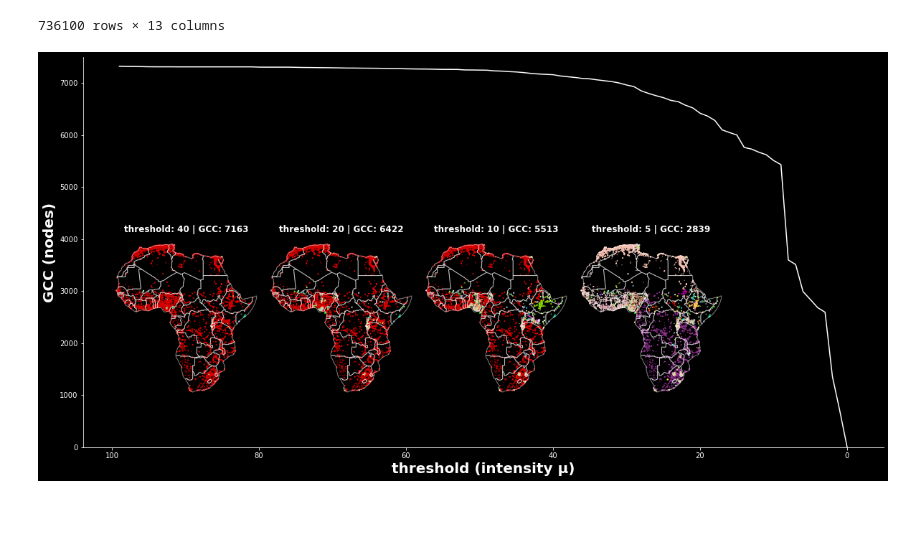
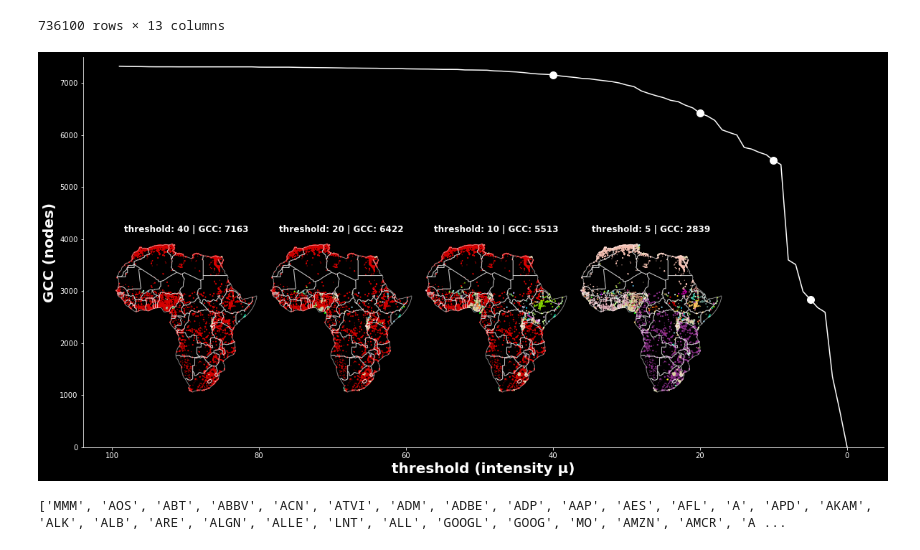
Before and after one commit to asrenninger/africonnectivity, a Jupyter notebook: python/percolation.ipynb, the cells around one changed output. Drawn from its saved outputs; the diff is of its cells as text; code cells hidden in the pictures; blank space fills up the shorter version.

```diff
--- a/python/percolation.ipynb
+++ b/python/percolation.ipynb
@@ -204,6 +204,7 @@ pal = colors.ListedColormap(pal)
 size = [0.15, 0.35]
 
 selection = [40, 20, 10, 5]
+points = components[components.thrno.isin(selection)].groupby('thrno').first().reset_index()
 
 (5.5, 6.5 / 2)
 
@@ -227,31 +228,56 @@ for i, j in zip(selection, [[0.15, 0.2], [0.3, 0.2], [0.45, 0.2], [0.6, 0.2], [0
     temp_marks= (np.log(temp_nodes['Pop2015'] + 1) + 1) / 10
     temp_nodes.plot('component', markersize=temp_marks, cmap=pal, ax=sub)
 
     africa.plot(color='None', edgecolor='w', linewidth=1, alpha=0.5, ax=sub)
     sub.set_title(f"threshold: {i} | GCC: {temp_comps.gcc.iloc[0]}", color='w', weight='bold')
     sub.set_axis_off()
 
+ax.scatter(points.thrno.to_numpy(), points.gcc.to_numpy(), s=100, c='w')
+
 ax.invert_xaxis()
 ax.set_ylim(0, 7.5 * 10**3)
 
 ax.set_facecolor('k')
 
 ax.spines["bottom"].set_color("w")
 ax.spines["left"].set_color("w")
 ax.spines["top"].set_visible(False)
 ax.spines["right"].set_visible(False)
 
 font = {'weight':'bold', 'alpha':1.0, 'size':20}
 
 ax.tick_params(axis='x', colors='w')
 ax.tick_params(axis='y', colors='w')
 
 mu = "intensity " + u"\u03BC"
 
 ax.set_xlabel(f"threshold ({mu})", color="w", fontdict=font)
 ax.set_ylabel("GCC (nodes)", color="w", fontdict=font)
 
 # fig.suptitle('Size of Giant Connected Component', color='w', size=20, weight='bold')
 fig.savefig('../viz/africapolis-gcc-risk-components-strip.png', facecolor=fig.get_facecolor(), dpi=300, bbox_inches='tight')
 # %% [output]
-[figure, old version]
+[figure, new version]
+# %%
+import requests
+from bs4 import BeautifulSoup
+import pandas as pd
+
+url = "https://en.wikipedia.org/wiki/List_of_S%26P_500_companies"
+
+response = requests.get(url)
+soup = BeautifulSoup(response.text, 'html.parser')
+
+table = soup.find('table', {'class': 'wikitable sortable'})
+rows = table.findAll('tr')
+
+data = []
+for row in rows[1:]: # Skip the header row
+    cols = row.findAll('td')
+    cols = [col.text.strip() for col in cols]
+    data.append(cols)
+
+df = pd.DataFrame(data, columns=['Symbol', 'Security', 'GICS Sector', 'GICS Sub-Industry', 'Headquarters Location', 'Date first added', 'CIK', 'Founded'])
+print(df['Symbol'].to_list())
+# %% [output]
+['MMM', 'AOS', 'ABT', 'ABBV', 'ACN', 'ATVI', 'ADM', 'ADBE', 'ADP', 'AAP', 'AES', 'AFL', 'A', 'APD', 'AKAM', 'ALK', 'ALB', 'ARE', 'ALGN', 'ALLE', 'LNT', 'ALL', 'GOOGL', 'GOOG', 'MO', 'AMZN', 'AMCR', 'A ...
```
Also changed, not shown: parts of 1 cell of this notebook.
